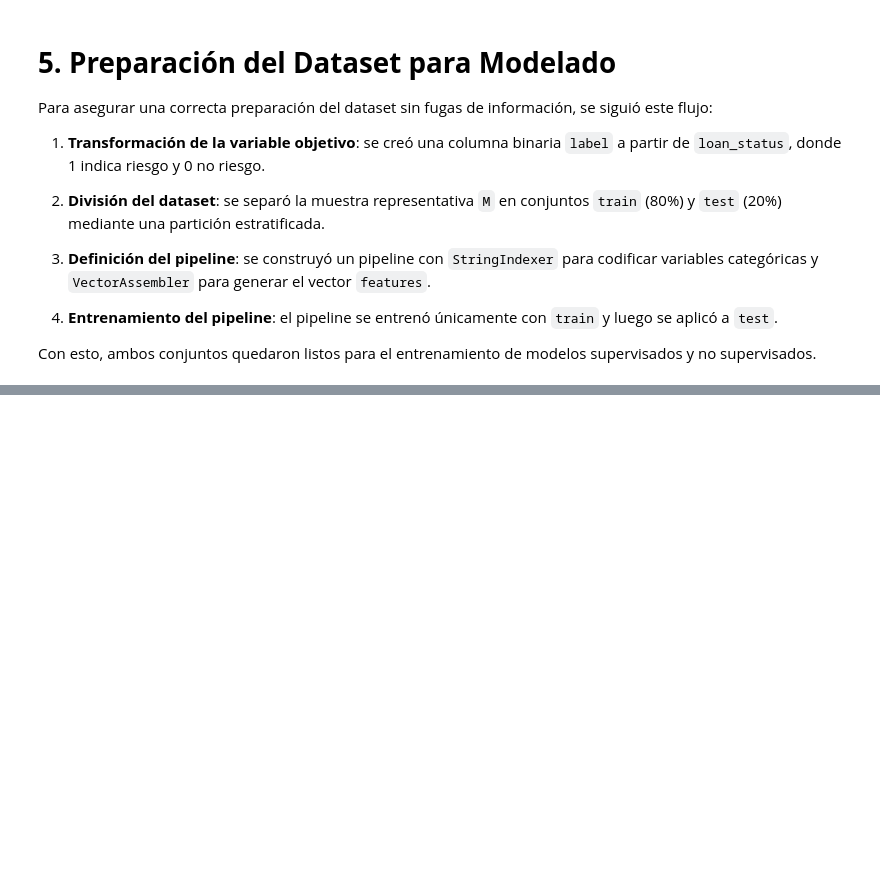
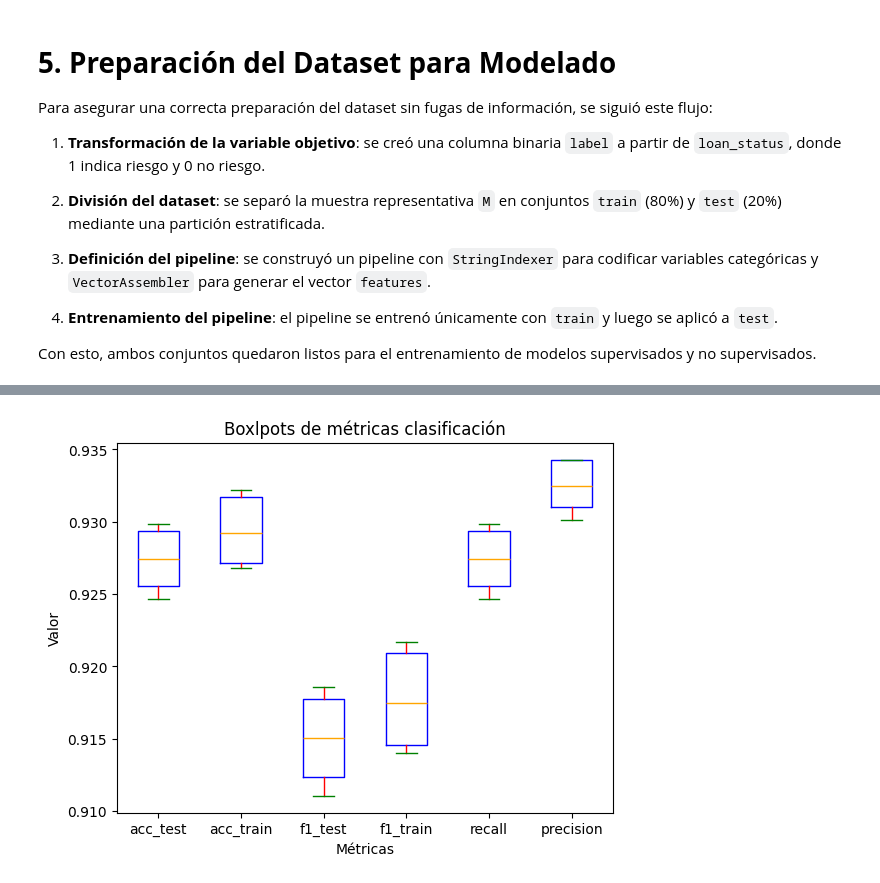
Before and after one commit to OSC4R-LUIS/BIGDATA, a Jupyter notebook: Proyecto final.ipynb, the cells around one changed output, grey strips where cells are left out. Cells and saved outputs as stored; diff of their text form; code cells hidden in the pictures; blank space fills up the shorter version.

```diff
--- a/Proyecto final.ipynb
+++ b/Proyecto final.ipynb
@@ -994,7 +997,7 @@ A cada combinación válida se le aplicó un muestreo aleatorio del 20% sin reem
 Estos subconjuntos fueron almacenados en una lista para su posterior consolidación.
 # %%
 # Definir umbral mínimo de registros para considerar una combinación válida
-UMBRAL = 50000
+UMBRAL = 60000
 
 # Filtrar las combinaciones que superan el umbral
 combinaciones_validas = df_v1.groupBy("purpose", "home_ownership", "verification_status") \
@@ -1263,0 +1396,27 @@ test.groupBy("label").count().orderBy("label").show()
+# %%
+# 1. Detectar columnas categóricas
+columnas_categoricas = [c for c, dtype in df_folds.dtypes if dtype == 'string' and c not in ['fold', 'loan_status']]
+
+# 2. Indexar y codificar
+indexers = [StringIndexer(inputCol=col, outputCol=col + "_idx", handleInvalid="keep") for col in columnas_categoricas]
+encoders = [OneHotEncoder(inputCol=col + "_idx", outputCol=col + "_vec") for col in columnas_categoricas]
+
+# 3. Crear lista de columnas finales para ensamblar (numéricas + codificadas)
+columnas_numericas = [c for c in df_folds.columns if c not in columnas_categoricas + ['fold', 'loan_status']]
+columnas_finales = columnas_numericas + [col + "_vec" for col in columnas_categoricas]
+target = "loan_status"
+
+# 4. Ensamblar features
+assembler = VectorAssembler(inputCols=columnas_finales, outputCol="features")
+
+# 5. Construir Pipeline de preprocesamiento
+pipeline = Pipeline(stages=indexers + encoders + [assembler])
+
+# 6. Ejecutar pipeline
+df_folds_as = pipeline.fit(df_folds).transform(df_folds)
+# %%
+evaluator_auc = BinaryClassificationEvaluator(labelCol="loan_status", rawPredictionCol="rawPrediction", metricName="areaUnderROC")
+evaluator_acc = MulticlassClassificationEvaluator(labelCol="loan_status", predictionCol="prediction", metricName="accuracy")
+evaluator_f1 = MulticlassClassificationEvaluator(labelCol="loan_status", predictionCol="prediction", metricName="f1")
+evaluator_precision = MulticlassClassificationEvaluator(labelCol="loan_status", predictionCol="prediction", metricName="weightedPrecision")
+evaluator_recall = MulticlassClassificationEvaluator(labelCol="loan_status", predictionCol="prediction", metricName="weightedRecall")
@@ -1263,0 +1505,18 @@ test.groupBy("label").count().orderBy("label").show()
+# %%
+acc_test = [fold['Accuracy'] for fold in resultados_folds]
+acc_train = [fold['Train_Accuracy'] for fold in resultados_folds]
+
+f1_test = [fold['F1'] for fold in resultados_folds]
+f1_train = [fold['Train_F1'] for fold in resultados_folds]
+
+recall_test = [fold['Recall'] for fold in resultados_folds]
+precision_test = [fold['Precision'] for fold in resultados_folds]
+
+dict_met = {"acc_test":acc_test, "acc_train":acc_train, "f1_test":f1_test, "f1_train":f1_train, "recall":recall_test, "precision":precision_test}
+plt.boxplot(dict_met.values(), boxprops=dict(color='blue'), whiskerprops=dict(color='red'), capprops=dict(color='green'), medianprops=dict(color='orange'), flierprops=dict(markerfacecolor='red', marker='o'), tick_labels=dict_met.keys())
+plt.title('Boxlpots de métricas clasificación')
+plt.xlabel('Métricas')
+plt.ylabel('Valor')
+plt.show()
+# %% [output]
+[figure, added]
```
Also changed, not shown: parts of 33 cells of this notebook.
